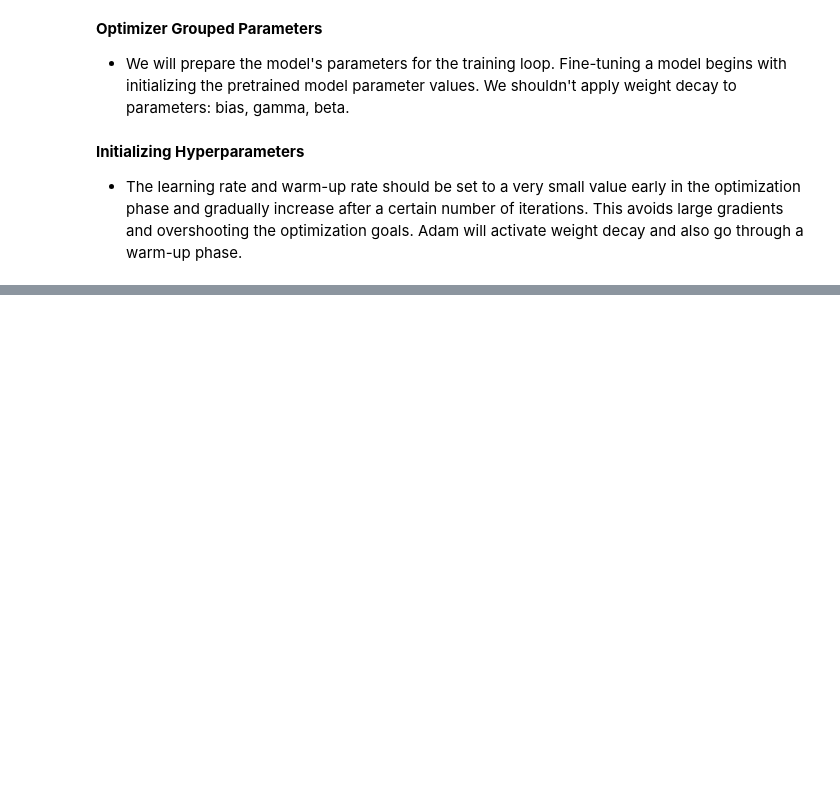
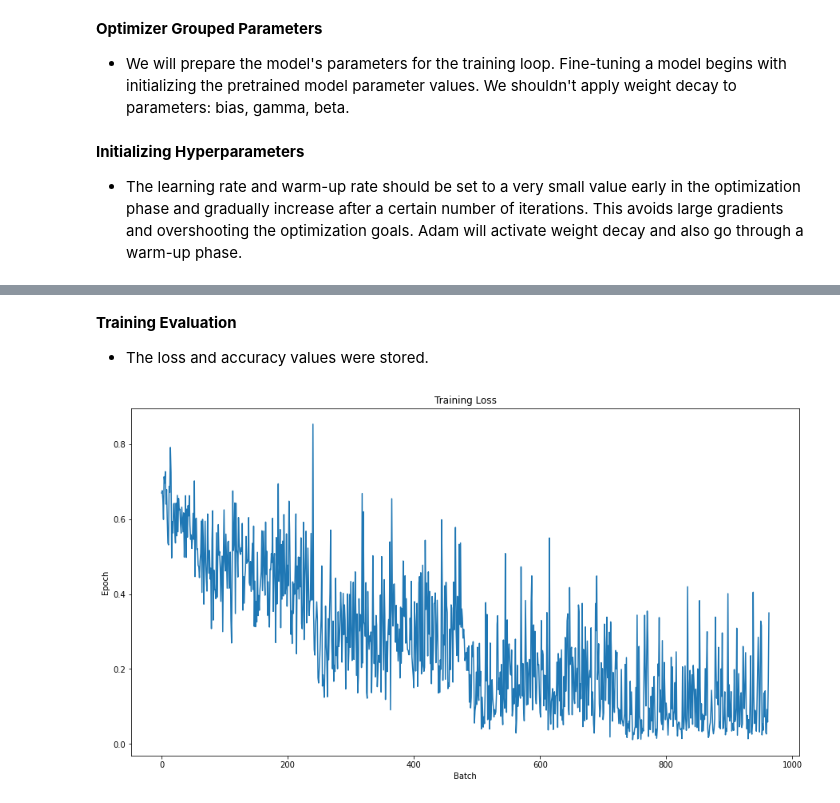
Before and after one commit to ThinamXx/Transformers_NLP, a Jupyter notebook: 01. Transformers for NLP/02. Fine-Tuning BERT Models/BERT.ipynb, the cells around one changed output, grey strips where cells are left out. Saved outputs shown, nothing was run; the diff lists cells and outputs as text; code cells hidden in the pictures; blank space fills up the shorter version.

```diff
--- a/01. Transformers for NLP/02. Fine-Tuning BERT Models/BERT.ipynb
+++ b/01. Transformers for NLP/02. Fine-Tuning BERT Models/BERT.ipynb
@@ -215,3 +220,16 @@ optimizer_grouped_parameters = [
 # %% [markdown]
 **Initializing Hyperparameters**
 - The learning rate and warm-up rate should be set to a very small value early in the optimization phase and gradually increase after a certain number of iterations. This avoids large gradients and overshooting the optimization goals. Adam will activate weight decay and also go through a warm-up phase.
+# %%
+#@ INITIALIZING ADAM OPTIMIZER:
+epochs = 4
+optimizer = AdamW(optimizer_grouped_parameters, lr=2e-5,eps=1e-8)   # Initializing adam optimizer.
+total_steps = len(train_dataloader) * epochs                        # Initializing training steps.
+scheduler = get_linear_schedule_with_warmup(
+    optimizer, num_warmup_steps=0, num_training_steps=total_steps)  # Initializing learning rate scheduler.
+
+#@ DEFINING ACCURACY MEASUREMENT FUNCTION:
+def flat_accuracy(preds, labels):                                   # Accuracy function.
+    pred_flat = np.argmax(preds, axis=1).flatten()                  # Flatten the prediction.
+    labels_flat = labels.flatten()                                  # Flatten the labels.
+    return np.sum(pred_flat == labels_flat) / len(labels_flat)      # Measuring accuracy.
@@ -217,0 +283,13 @@ optimizer_grouped_parameters = [
+# %% [markdown]
+**Training Evaluation**
+- The loss and accuracy values were stored.
+# %%
+#@ INITIALIZING TRAINING EVALUATION:
+plt.figure(figsize=(15, 8))
+plt.title("Training Loss")
+plt.xlabel("Batch")
+plt.ylabel("Epoch")
+plt.plot(train_loss)
+plt.show();
+# %% [output]
+[figure, added]
```
Also changed, not shown: parts of 9 cells of this notebook.
